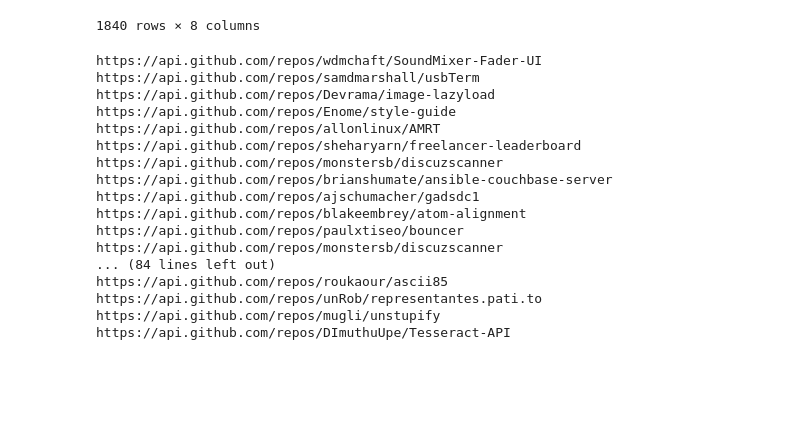
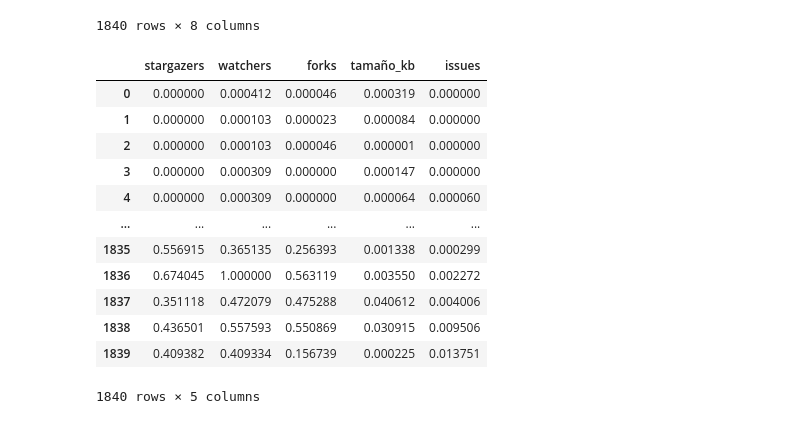
Before and after one commit to FunkySpiderman/Promisearch, a Jupyter notebook: pipeline/01-obtencion_datos/data_frame_supervisado.ipynb, the cells around one changed output. Cells and saved outputs as stored; diff of their text form; code cells hidden in the pictures; blank space fills up the shorter version.

```diff
--- a/pipeline/01-obtencion_datos/data_frame_supervisado.ipynb
+++ b/pipeline/01-obtencion_datos/data_frame_supervisado.ipynb
@@ -89,2 +98,16 @@ repos
 # %%
-repos.to_csv('../../data/repos_muestreos.csv',index=False)
+# repos.to_csv('../../data/repos_muestreos.csv',index=False)
+# %% [output]
+|  | stargazers | watchers | forks | tamaño_kb | issues |
+| 0 | 0.000000 | 0.000412 | 0.000046 | 0.000319 | 0.000000 |
+| 1 | 0.000000 | 0.000103 | 0.000023 | 0.000084 | 0.000000 |
+| 2 | 0.000000 | 0.000103 | 0.000046 | 0.000001 | 0.000000 |
+| 3 | 0.000000 | 0.000309 | 0.000000 | 0.000147 | 0.000000 |
+| 4 | 0.000000 | 0.000309 | 0.000000 | 0.000064 | 0.000060 |
+| ... | ... | ... | ... | ... | ... |
+| 1835 | 0.556915 | 0.365135 | 0.256393 | 0.001338 | 0.000299 |
+| 1836 | 0.674045 | 1.000000 | 0.563119 | 0.003550 | 0.002272 |
+| 1837 | 0.351118 | 0.472079 | 0.475288 | 0.040612 | 0.004006 |
+| 1838 | 0.436501 | 0.557593 | 0.550869 | 0.030915 | 0.009506 |
+| 1839 | 0.409382 | 0.409334 | 0.156739 | 0.000225 | 0.013751 |
+1840 rows × 5 columns
@@ -93,21 +113,0 @@ lista_dict=list(collecion_repos.find({ f'10-10' : { '$exists' : 'true' } }))
-# %%
-for r in lista_dict[0]['10-10']:
-  print(r['url'])
-# %% [output]
-https://api.github.com/repos/wdmchaft/SoundMixer-Fader-UI
-https://api.github.com/repos/samdmarshall/usbTerm
-https://api.github.com/repos/Devrama/image-lazyload
-https://api.github.com/repos/Enome/style-guide
-https://api.github.com/repos/allonlinux/AMRT
-https://api.github.com/repos/sheharyarn/freelancer-leaderboard
-https://api.github.com/repos/monstersb/discuzscanner
-https://api.github.com/repos/brianshumate/ansible-couchbase-server
-https://api.github.com/repos/ajschumacher/gadsdc1
-https://api.github.com/repos/blakeembrey/atom-alignment
-https://api.github.com/repos/paulxtiseo/bouncer
-https://api.github.com/repos/monstersb/discuzscanner
-... (84 lines left out)
-https://api.github.com/repos/roukaour/ascii85
-https://api.github.com/repos/unRob/representantes.pati.to
-https://api.github.com/repos/mugli/unstupify
-https://api.github.com/repos/DImuthuUpe/Tesseract-API
```
Also changed, not shown: parts of 5 cells of this notebook.
